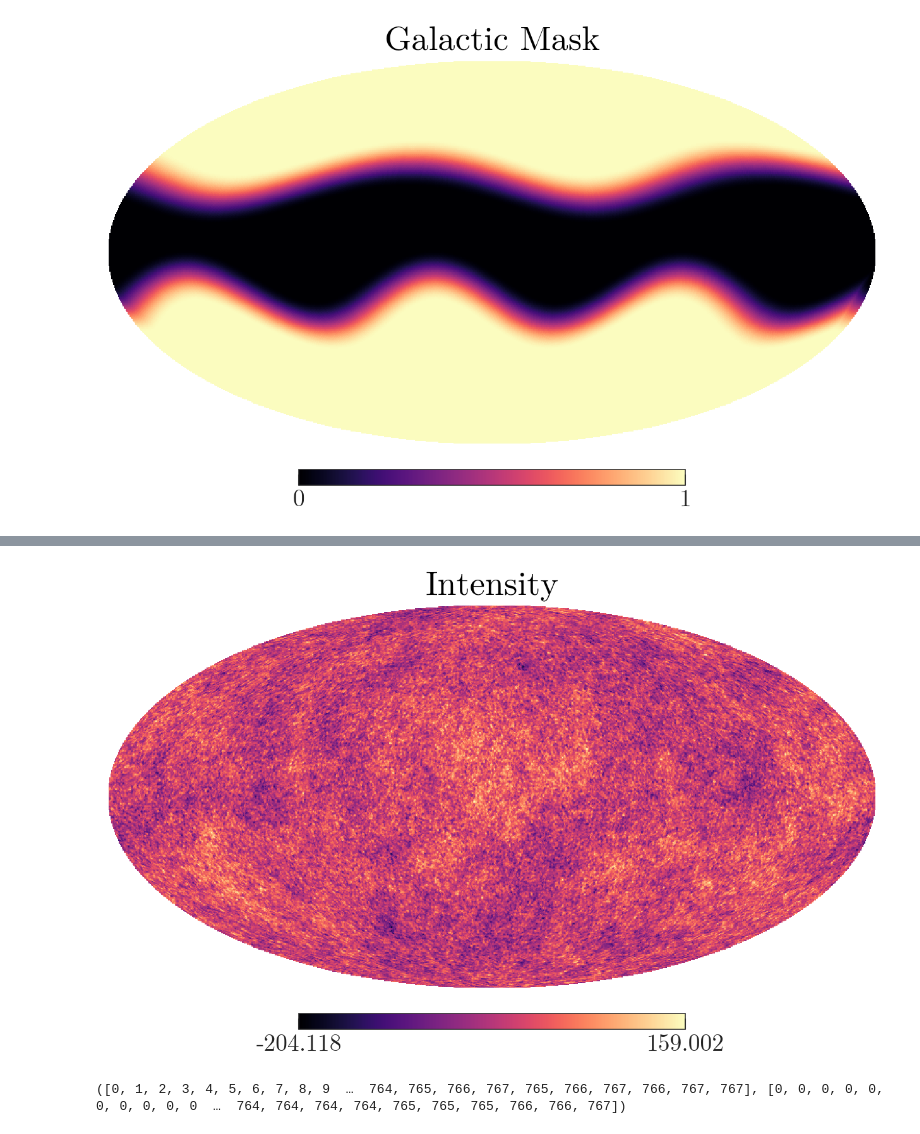
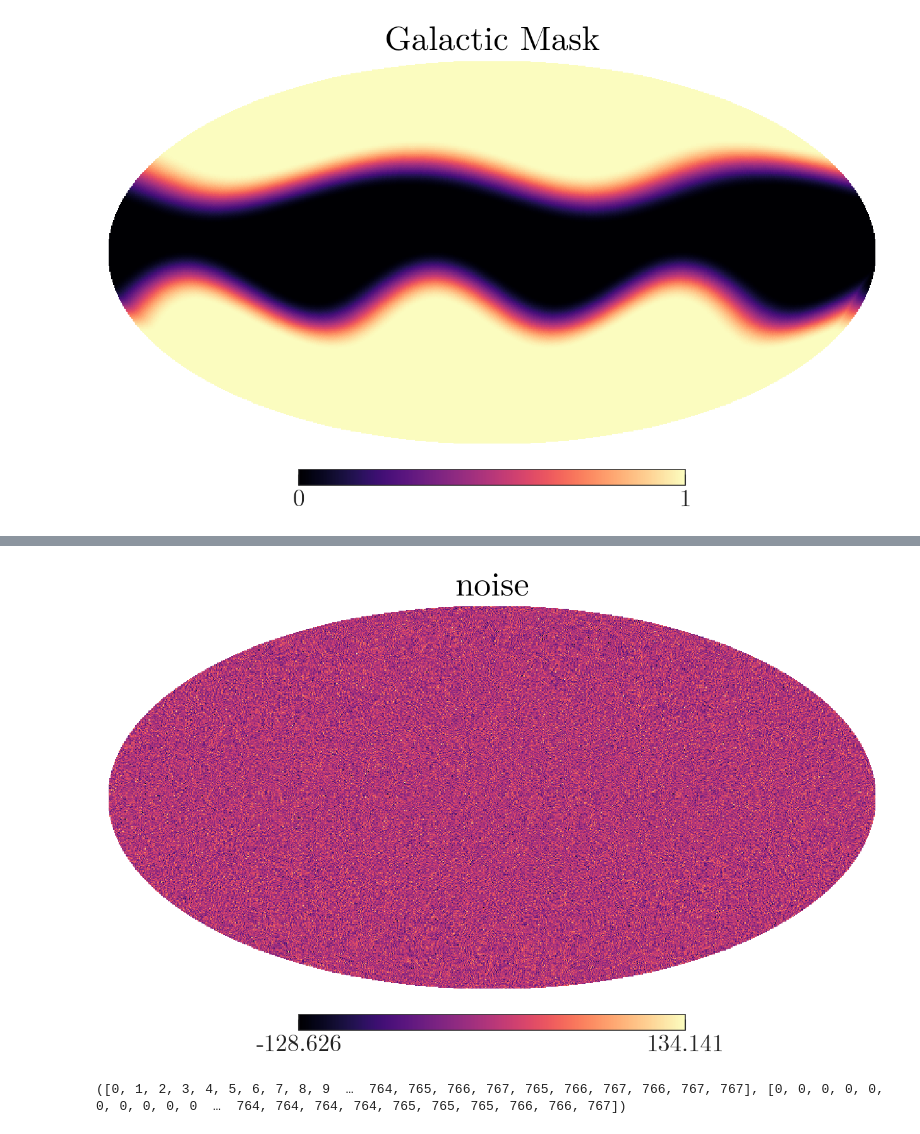
Before and after one commit to xzackli/PowerSpectra.jl, a Jupyter notebook: notebooks/alm.ipynb, the cells around one changed output, grey strips where cells are left out. Saved outputs shown, nothing was run; the diff lists cells and outputs as text; code cells hidden in the pictures.

```diff
--- a/notebooks/alm.ipynb
+++ b/notebooks/alm.ipynb
@@ -24,3 +33,4 @@ plt.legend();
 # %%
 arr = CSV.read("/home/zequnl/Projects/nawrapper/notebooks/data/example_cls.txt", comment="#", header=false)
-ell, cltt, clte, clee, clbb = arr[!,1], arr[!,2], arr[!,3],arr[!,4], arr[!,5];
+theory_df = DataFrame(ell=arr[!,1], cltt=arr[!,2], clte=arr[!,3], clee=arr[!,4], clbb=arr[!,5]);
+CSV.write("data/theory.csv", theory_df)
@@ -61,0 +79,2 @@ nside
+# %%
+pixwin = false
@@ -86,7 +95,23 @@ alms = hp.map2alm(m[1,:])
+# %%
+m = hp.synfast(
+    (nltt, nlee, nlee,
+     zero(theory_df.cltt), zero(theory_df.cltt), zero(theory_df.cltt)),
+    nside, verbose=false, pixwin=pixwin, new=true)
+hp_m = Map{Float64, RingOrder}(nside)
+hp_m.pixels .= m[1,:];
+saveToFITS(hp_m, "!data/noise1.fits")
+
+m = hp.synfast(
+    (nltt, nlee, nlee,
+     zero(theory_df.cltt), zero(theory_df.cltt), zero(theory_df.cltt)),
+    nside, verbose=false, pixwin=pixwin, new=true)
+hp_m = Map{Float64, RingOrder}(nside)
+hp_m.pixels .= m[1,:];
+saveToFITS(hp_m, "!data/noise2.fits")
 # %%
-hp.mollview(m[1,:], title="Intensity")
+hp.mollview(m[1,:], title="noise")
 # %% [output]
-[figure, old version]
+[figure, new version]
 # %%
 using ProgressMeter
 # %%
```
Also changed, not shown: parts of 13 cells of this notebook, 4 other files.
